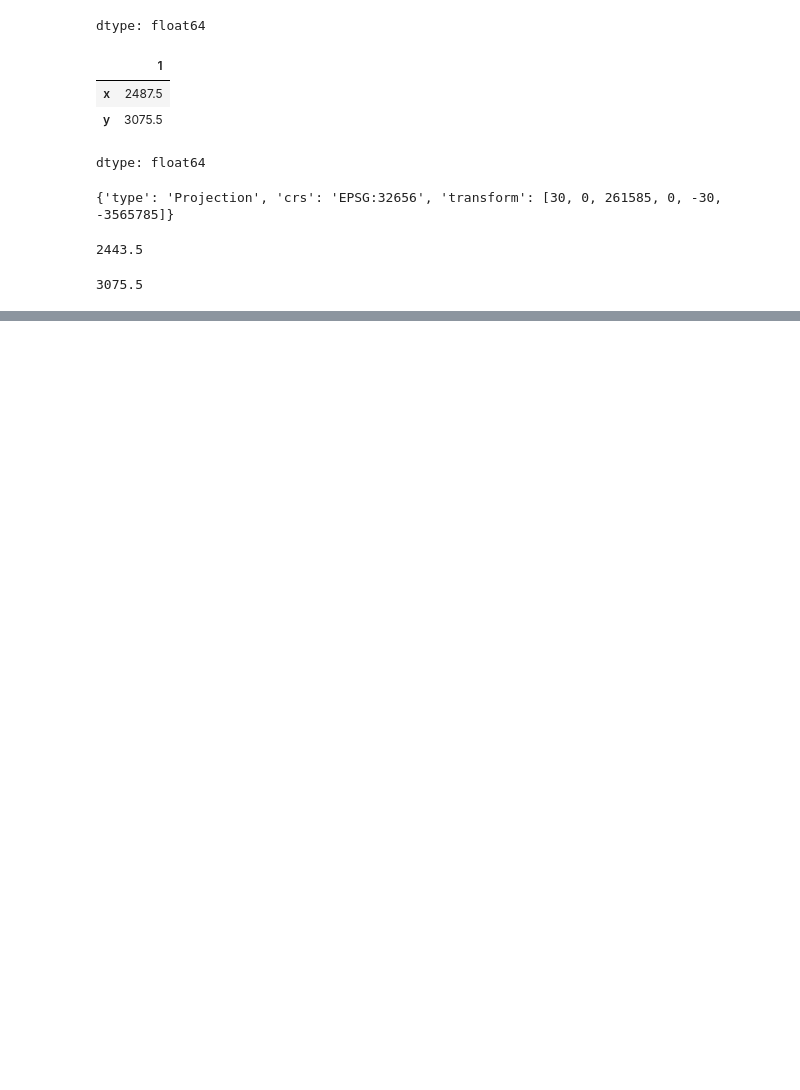
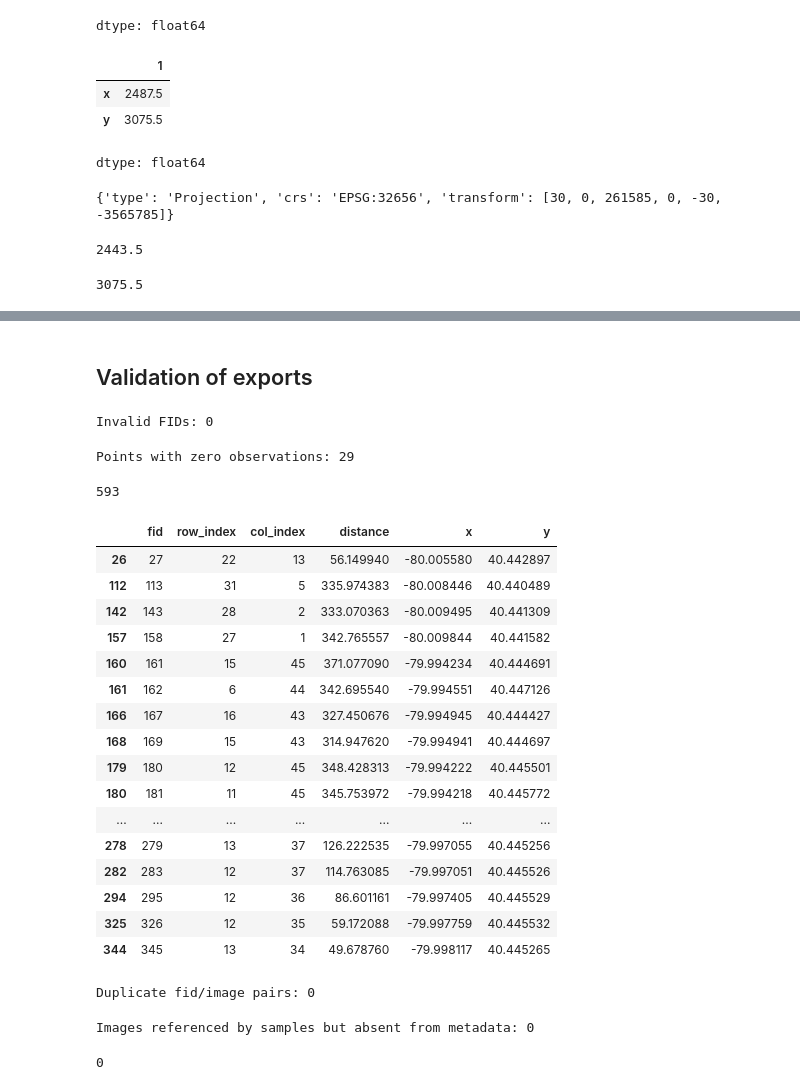
Before and after one commit to thomaslu678/Praxis-Lab-25-26, a Jupyter notebook: clean/2_ee_task_lst_all_points.ipynb, the cells around one changed output, grey strips where cells are left out. Saved outputs shown, nothing was run; the diff lists cells and outputs as text; code cells hidden in the pictures; blank space fills up the shorter version.

Commit message:
Add faster export code and validate results

```diff
--- a/clean/2_ee_task_lst_all_points.ipynb
+++ b/clean/2_ee_task_lst_all_points.ipynb
@@ -434,0 +465,2 @@ df['y'].min()
+# %%
+points_df = pd.read_csv("/content/0_points.csv")
@@ -434,0 +700,78 @@ df['y'].min()
+# %% [markdown]
+## Validation of exports
+# %%
+samples_df = pd.read_csv("/content/landsat_pixel_values.csv")
+
+input_fids = set(points_df["fid"])
+output_fids = set(samples_df["fid"])
+
+invalid_fids = output_fids - input_fids
+
+print("Invalid FIDs:", len(invalid_fids))
+# %% [output]
+Invalid FIDs: 0
+# %%
+missing_fids = input_fids - output_fids
+
+print("Points with zero observations:", len(missing_fids))
+# %% [output]
+Points with zero observations: 29
+# %%
+len(points_df)
+# %% [output]
+593
+# %%
+points_df[points_df["fid"].isin(missing_fids)]
+# %% [output]
+|  | fid | row_index | col_index | distance | x | y |
+| 26 | 27 | 22 | 13 | 56.149940 | -80.005580 | 40.442897 |
+| 112 | 113 | 31 | 5 | 335.974383 | -80.008446 | 40.440489 |
+| 142 | 143 | 28 | 2 | 333.070363 | -80.009495 | 40.441309 |
+| 157 | 158 | 27 | 1 | 342.765557 | -80.009844 | 40.441582 |
+| 160 | 161 | 15 | 45 | 371.077090 | -79.994234 | 40.444691 |
+| 161 | 162 | 6 | 44 | 342.695540 | -79.994551 | 40.447126 |
+| 166 | 167 | 16 | 43 | 327.450676 | -79.994945 | 40.444427 |
+| 168 | 169 | 15 | 43 | 314.947620 | -79.994941 | 40.444697 |
+| 179 | 180 | 12 | 45 | 348.428313 | -79.994222 | 40.445501 |
+| 180 | 181 | 11 | 45 | 345.753972 | -79.994218 | 40.445772 |
+| ... | ... | ... | ... | ... | ... | ... |
+| 278 | 279 | 13 | 37 | 126.222535 | -79.997055 | 40.445256 |
+| 282 | 283 | 12 | 37 | 114.763085 | -79.997051 | 40.445526 |
+| 294 | 295 | 12 | 36 | 86.601161 | -79.997405 | 40.445529 |
+| 325 | 326 | 12 | 35 | 59.172088 | -79.997759 | 40.445532 |
+| 344 | 345 | 13 | 34 | 49.678760 | -79.998117 | 40.445265 |
+# %%
+dupes = samples_df.duplicated(
+    subset=["fid", "mission_id"]
+)
+
+print("Duplicate fid/image pairs:", dupes.sum())
+# %% [output]
+Duplicate fid/image pairs: 0
+# %%
+metadata_df = pd.read_csv(
+    "/content/landsat_image_metadata.csv"
+)
+
+sample_images = set(samples_df["mission_id"])
+metadata_images = set(metadata_df["mission_id"])
+
+missing_metadata = (
+    sample_images - metadata_images
+)
+
+print(
+    "Images referenced by samples "
+    "but absent from metadata:",
+    len(missing_metadata)
+)
+# %% [output]
+Images referenced by samples but absent from metadata: 0
+# %%
+print(
+    metadata_df["mission_id"]
+    .duplicated()
+    .sum()
+)
+# %% [output]
+0
```
Also changed, not shown: parts of 26 cells of this notebook.
